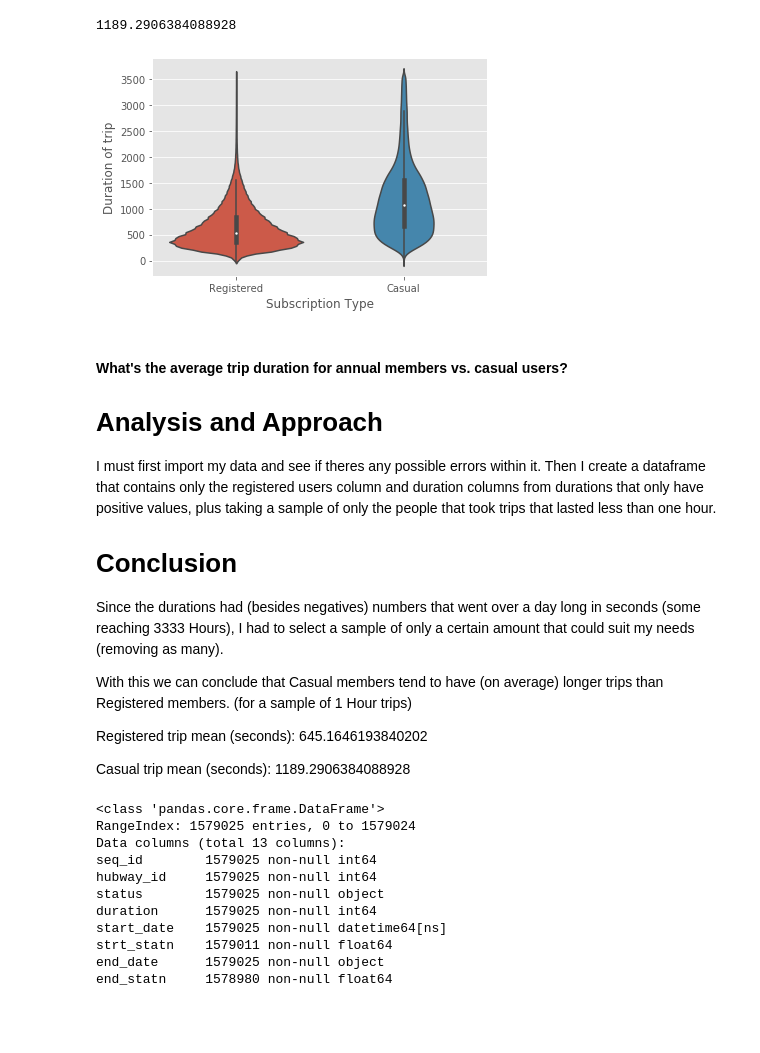
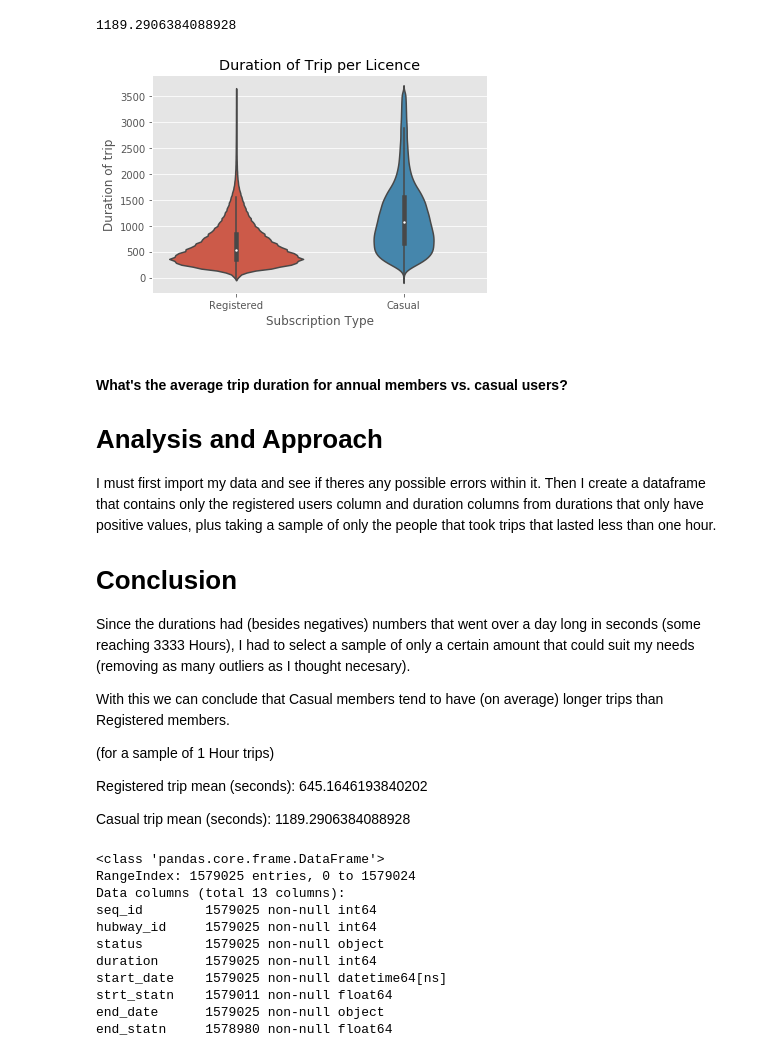
Before and after one commit to jisanos/Hubway-Data-Visualization-Challenge, a Jupyter notebook: Exam_Script.ipynb, the cells around one changed output. Drawn from its saved outputs; the diff is of its cells as text; code cells hidden in the pictures; blank space fills up the shorter version.

```diff
--- a/Exam_Script.ipynb
+++ b/Exam_Script.ipynb
@@ -69,11 +70,12 @@ removed_outliers['duration'].loc[removed_outliers['subsc_type'] == 'Casual'].mea
 # %%
 plt.style.use('ggplot')
 sns.violinplot(x='subsc_type',y='duration',data = removed_outliers)
 plt.ylabel('Duration of trip')
 plt.xlabel('Subscription Type')
+plt.title('Duration of Trip per Licence')
 plt.show()
 # %% [output]
-[figure, old version]
+[figure, new version]
 # %% [markdown]
 #### What's the average trip duration for annual members vs. casual users?
 
@@ -83,9 +85,10 @@ I must first import my data and see if theres any possible errors within it. The
 
 # Conclusion
 
-Since the durations had (besides negatives) numbers that went over a day long in seconds (some reaching 3333 Hours), I had to select a sample of only a certain amount that could suit my needs (removing as many).
+Since the durations had (besides negatives) numbers that went over a day long in seconds (some reaching 3333 Hours), I had to select a sample of only a certain amount that could suit my needs (removing as many outliers as I thought necesary).
 
 With this we can conclude that Casual members tend to have (on average) longer trips than Registered members.
+
 (for a sample of 1 Hour trips)
 
 Registered trip mean (seconds): 645.1646193840202
```
Also changed, not shown: parts of 11 cells of this notebook.
